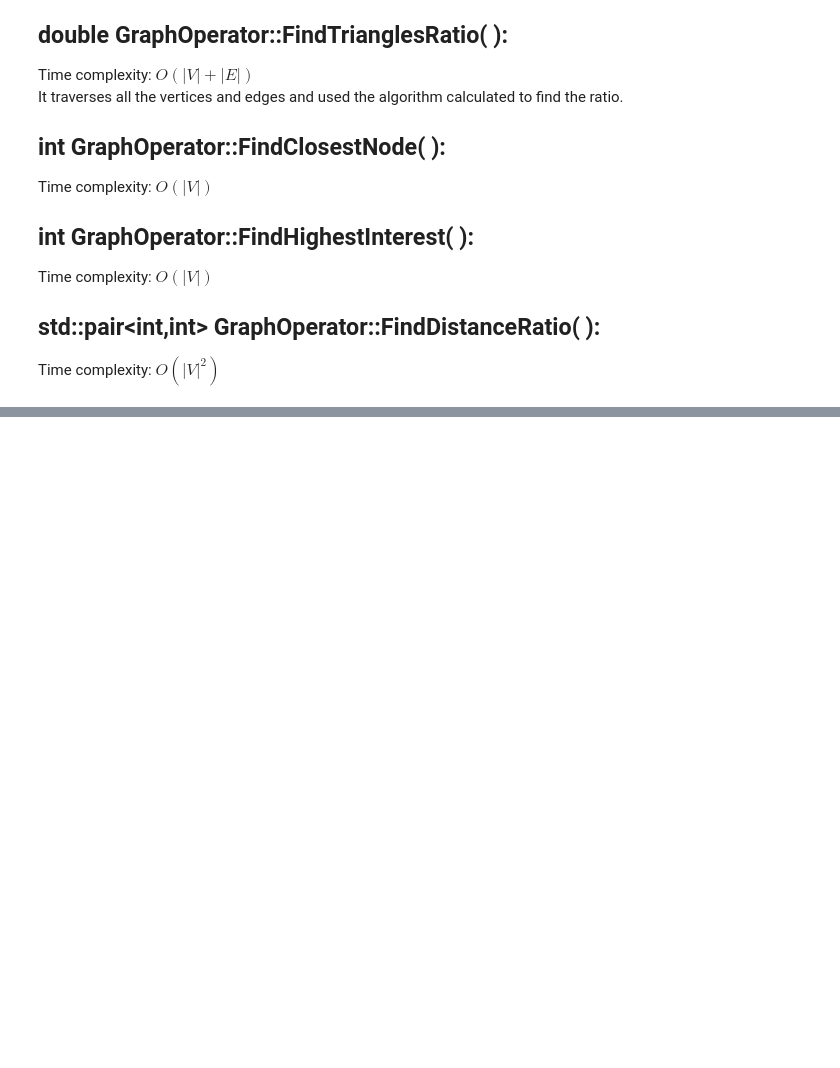
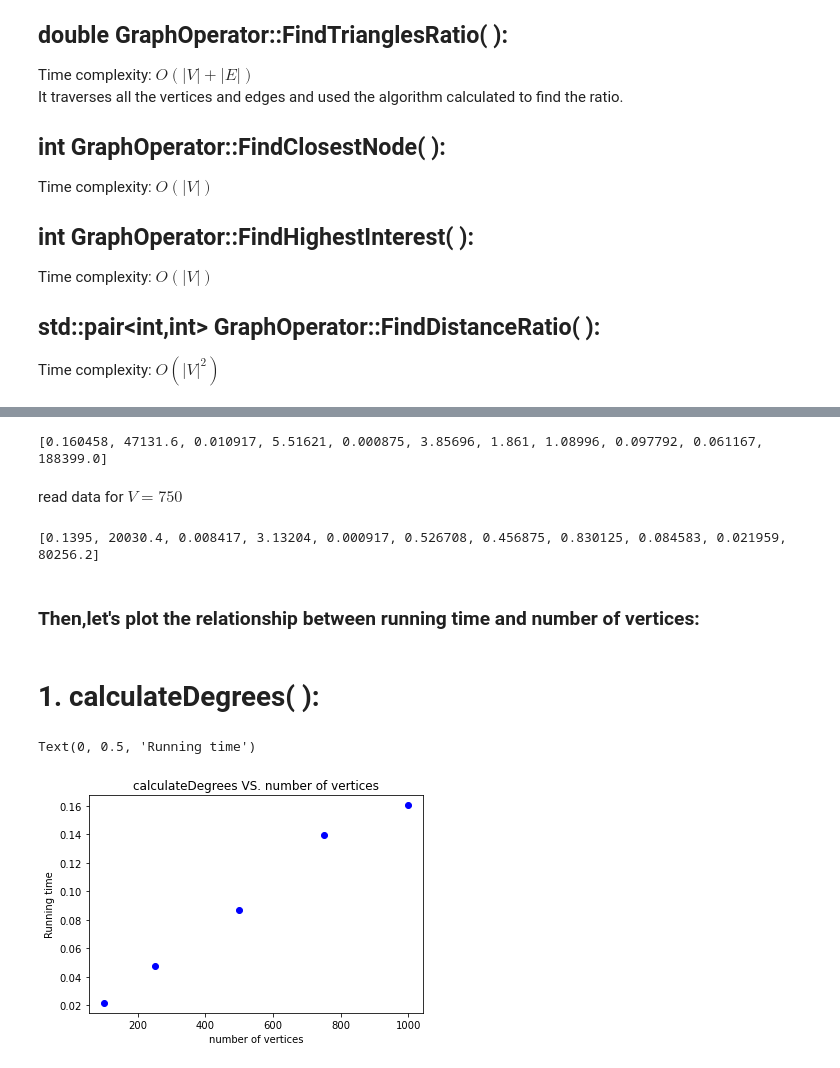
Before and after one commit to xichenhe/CS130A-PA2, a Jupyter notebook: PA2 Documentation.ipynb, the cells around one changed output, grey strips where cells are left out. Drawn from its saved outputs; the diff is of its cells as text; code cells hidden in the pictures; blank space fills up the shorter version.

Commit message:
record added

```diff
--- a/PA2 Documentation.ipynb
+++ b/PA2 Documentation.ipynb
@@ -38,0 +50,13 @@ Time complexity: $O(\left\lvert {V}\right\rvert^2)$
+# %%
+vertices=[]
+calc_deg=[]
+calc_eccen=[]
+find_ave=[]
+find_highest=[]
+find_connect=[]
+calc_connect=[]
+find_parameter=[]
+find_ratio=[]
+find_closest=[]
+find_intere=[]
+find_dis_ratio=[]
@@ -38,0 +140,61 @@ Time complexity: $O(\left\lvert {V}\right\rvert^2)$
+# %%
+with open('record1000.txt') as f:
+    vertices.append(1000)
+
+    contents = f.readlines()
+    val=contents[0].split('\n')
+    val=val[0].split(' ')
+    val = [float(i) for i in val]
+    print(val)
+
+    calc_deg.append(val[0])
+    calc_eccen.append(val[1])
+    find_ave.append(val[2])
+    find_highest.append(val[3])
+    find_connect.append(val[4])
+    calc_connect.append(val[5])
+    find_parameter.append(val[6])
+    find_ratio.append(val[7])
+    find_closest.append(val[8])
+    find_intere.append(val[9])
+    find_dis_ratio.append(val[10])
+# %% [output]
+[0.160458, 47131.6, 0.010917, 5.51621, 0.000875, 3.85696, 1.861, 1.08996, 0.097792, 0.061167, 188399.0]
+# %% [markdown]
+read data for $V=750$
+# %%
+with open('record750.txt') as f:
+    vertices.append(750)
+
+    contents = f.readlines()
+    val=contents[0].split('\n')
+    val=val[0].split(' ')
+    val = [float(i) for i in val]
+    print(val)
+
+    calc_deg.append(val[0])
+    calc_eccen.append(val[1])
+    find_ave.append(val[2])
+    find_highest.append(val[3])
+    find_connect.append(val[4])
+    calc_connect.append(val[5])
+    find_parameter.append(val[6])
+    find_ratio.append(val[7])
+    find_closest.append(val[8])
+    find_intere.append(val[9])
+    find_dis_ratio.append(val[10])
+# %% [output]
+[0.1395, 20030.4, 0.008417, 3.13204, 0.000917, 0.526708, 0.456875, 0.830125, 0.084583, 0.021959, 80256.2]
+# %% [markdown]
+### Then,let's plot the relationship between running time and number of vertices:
+# %% [markdown]
+# 1. calculateDegrees( ):
+# %%
+plt.figure()
+plt.title('calculateDegrees VS. number of vertices')
+plt.plot(vertices,calc_deg,'bo')
+plt.xlabel('number of vertices')
+plt.ylabel('Running time')
+# %% [output]
+Text(0, 0.5, 'Running time')
+[figure, added]
```
Also changed, not shown: parts of 29 cells of this notebook, 11 other files.
